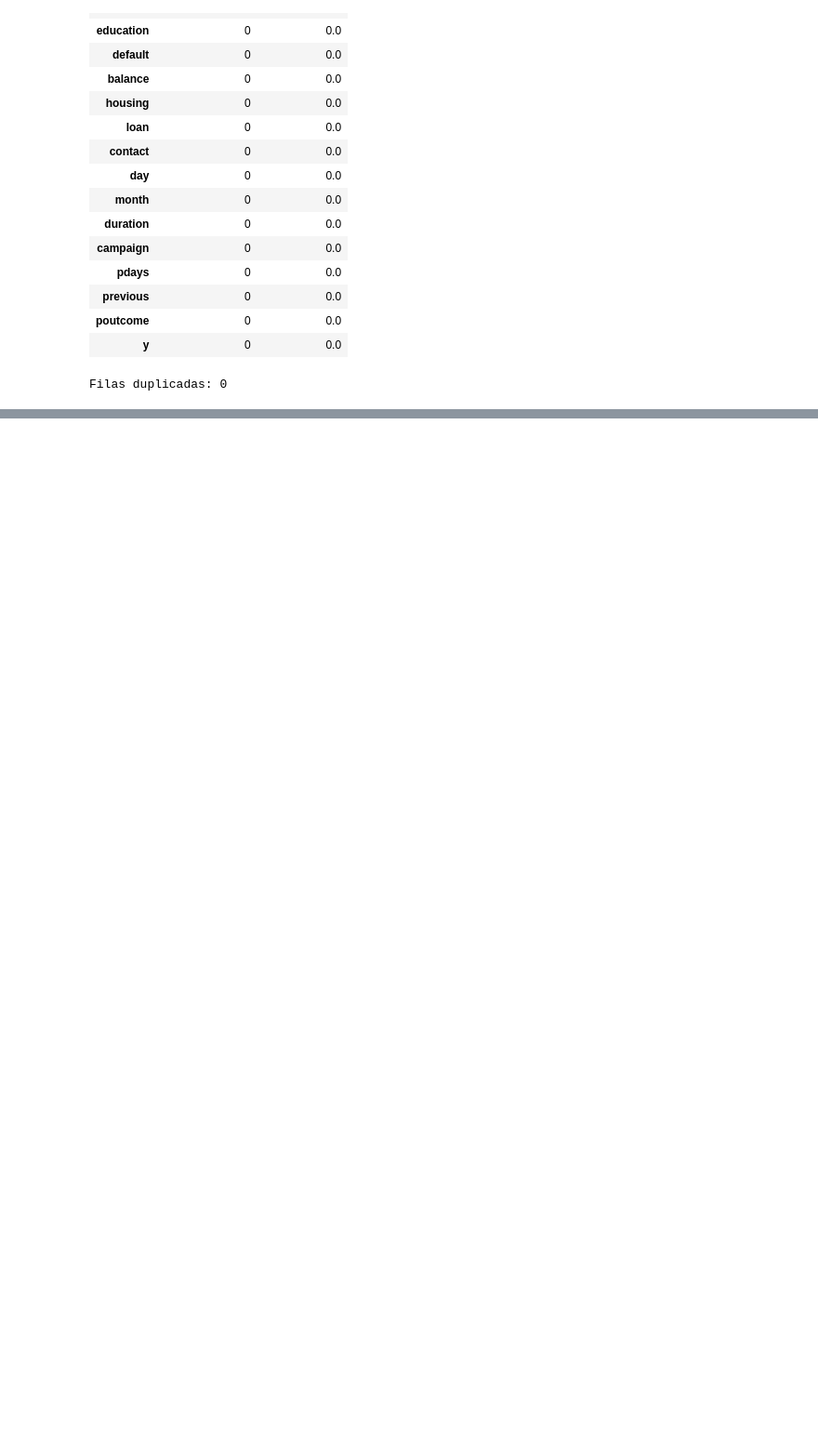
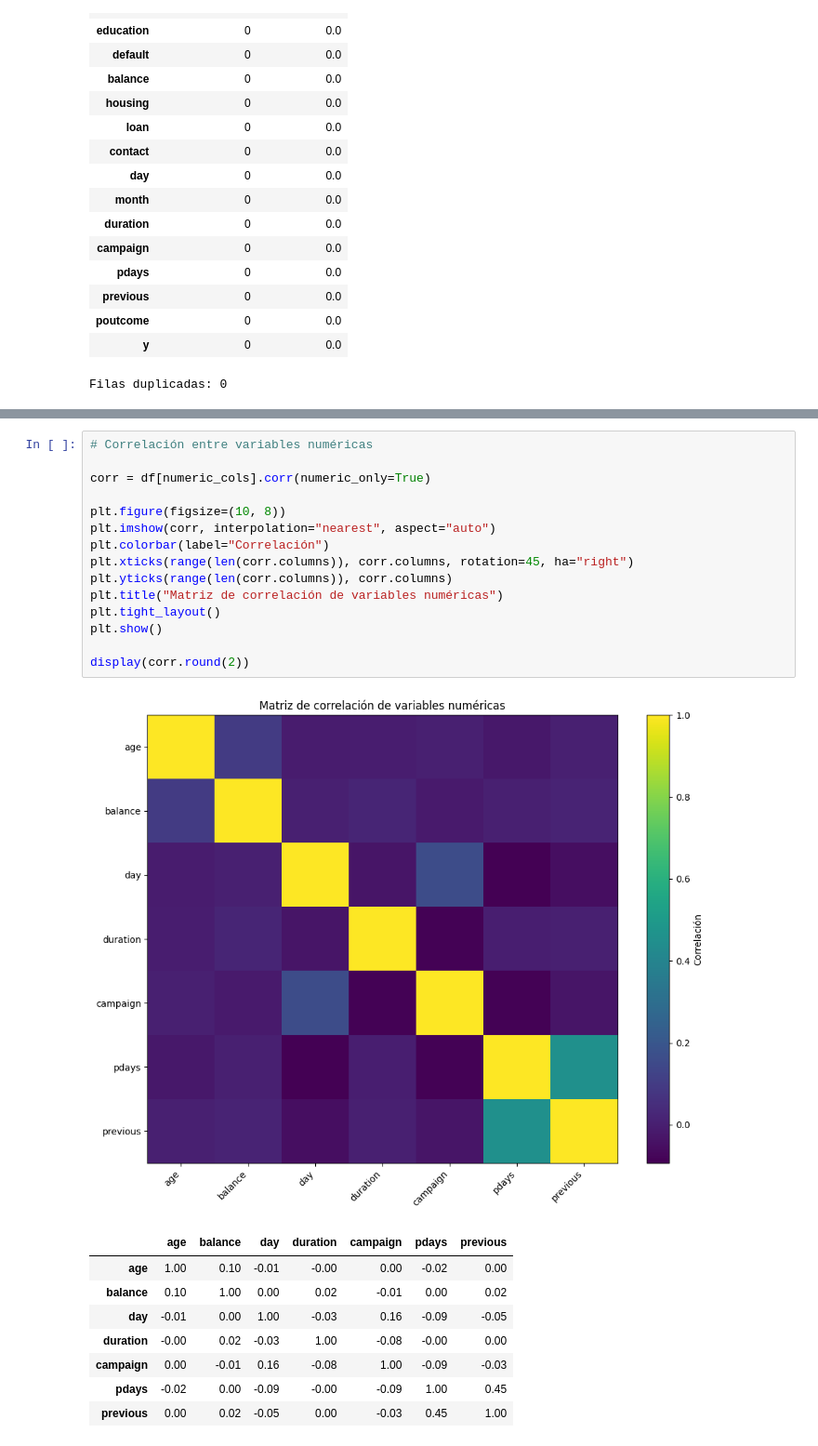
Before and after one commit to LeonardoG2005/Bank-Marketing-Database, a Jupyter notebook: Bank_Marketing_Database_Proyecto1.ipynb, the cells around one changed output, grey strips where cells are left out. Shown at 93% size. Cells and saved outputs as stored; diff of their text form; blank space fills up the shorter version.

```diff
--- a/Bank_Marketing_Database_Proyecto1.ipynb
+++ b/Bank_Marketing_Database_Proyecto1.ipynb
@@ -201,0 +447,25 @@ Filas duplicadas: 0
+# %%
+# Correlación entre variables numéricas
+
+corr = df[numeric_cols].corr(numeric_only=True)
+
+plt.figure(figsize=(10, 8))
+plt.imshow(corr, interpolation="nearest", aspect="auto")
+plt.colorbar(label="Correlación")
+plt.xticks(range(len(corr.columns)), corr.columns, rotation=45, ha="right")
+plt.yticks(range(len(corr.columns)), corr.columns)
+plt.title("Matriz de correlación de variables numéricas")
+plt.tight_layout()
+plt.show()
+
+display(corr.round(2))
+# %% [output]
+[figure, added]
+|  | age | balance | day | duration | campaign | pdays | previous |
+| age | 1.00 | 0.10 | -0.01 | -0.00 | 0.00 | -0.02 | 0.00 |
+| balance | 0.10 | 1.00 | 0.00 | 0.02 | -0.01 | 0.00 | 0.02 |
+| day | -0.01 | 0.00 | 1.00 | -0.03 | 0.16 | -0.09 | -0.05 |
+| duration | -0.00 | 0.02 | -0.03 | 1.00 | -0.08 | -0.00 | 0.00 |
+| campaign | 0.00 | -0.01 | 0.16 | -0.08 | 1.00 | -0.09 | -0.03 |
+| pdays | -0.02 | 0.00 | -0.09 | -0.00 | -0.09 | 1.00 | 0.45 |
+| previous | 0.00 | 0.02 | -0.05 | 0.00 | -0.03 | 0.45 | 1.00 |
```
Also changed, not shown: parts of 9 cells of this notebook.
